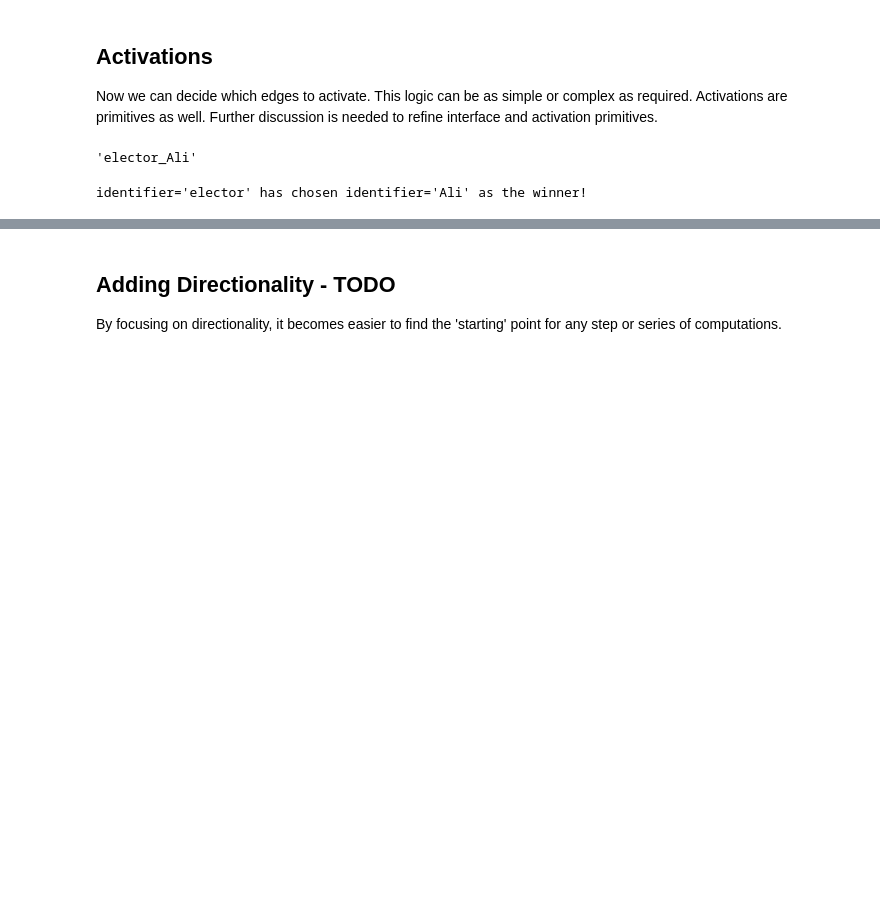
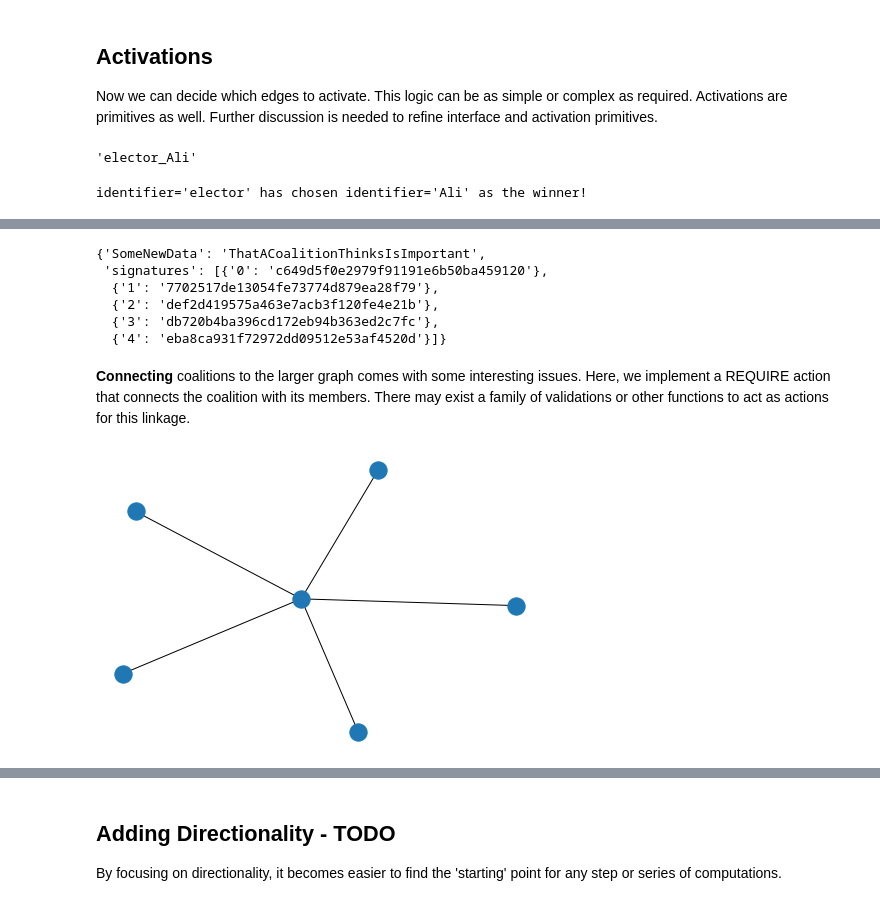
Before and after one commit to newnativeabq/graphdao, a Jupyter notebook: DaoGraphPOC.ipynb, the cells around one changed output, grey strips where cells are left out. Saved outputs shown, nothing was run; the diff lists cells and outputs as text; code cells hidden in the pictures; blank space fills up the shorter version.

```diff
--- a/DaoGraphPOC.ipynb
+++ b/DaoGraphPOC.ipynb
@@ -597,0 +368,79 @@ added ['OracleInterface', 'OracleSource', 'OracleInterface'], [('OracleInterface
+# %%
+import random
+
+from utils.signatures import add_general_signature
+
+# Create a simple aggregate consensus function (this could be anything), we'll just say All TRUE
+def check_all_true(actors: List[Actor], i=0) -> bool:
+    if i < len(actors):
+        if actors[i].consensus.resolve():
+            check_all_true(actors, i + 1)
+        else:
+            return False
+    return True
+
+# Create a few actors
+actors = [
+    Actor(
+        identifier=i,
+        consensus=Consensus(fn=return_true),
+        key=str(random.randint(10000,1000000))
+    )
+    for i in range(5)
+]
+
+# Build Coalition
+simple_coalition = Coalition(
+    identifier='SimpleCoalition',
+    actors=actors,
+    consensus=Consensus(fn=check_all_true),
+    key='SimpleGroupKey@PowerOfMany')
+
+# Have the coalition sign a simple transaction
+simple_transaction = {'SomeNewData': 'ThatACoalitionThinksIsImportant'}
+simple_coalition.sign(simple_transaction)
+# %% [output]
+{'SomeNewData': 'ThatACoalitionThinksIsImportant',
+ 'signatures': [{'0': 'c649d5f0e2979f91191e6b50ba459120'},
+  {'1': '7702517de13054fe73774d879ea28f79'},
+  {'2': 'def2d419575a463e7acb3f120fe4e21b'},
+  {'3': 'db720b4ba396cd172eb94b363ed2c7fc'},
+  {'4': 'eba8ca931f72972dd09512e53af4520d'}]}
+# %% [markdown]
+**Connecting** coalitions to the larger graph comes with some interesting issues.  Here, we implement a REQUIRE action that connects the coalition with its members.  There may exist a family of validations or other functions to act as actions for this linkage.
+# %%
+from primitives.actions import Action
+from primitives.resources import Function
+
+def requires(resource_a, resource_b):
+    assert resource_a is not None
+    assert resource_b is not None
+
+
+# Define requirements
+requirements = []
+for actor in actors:
+    requirements.append(
+        Action(
+            identifier=f'requires_{actor.identifier}',
+            actor=simple_coalition,
+            resources=[actor],
+            function = Function(
+                identifier=f'requires_{actor.identifier}',
+                kwargs={'resource_a': simple_coalition, 'resource_b': actor},
+                fn=requires,
+            )
+        )
+    )
+
+
+# Draw Graph
+from graphs.graph import DGraph
+dgraph = DGraph()
+
+for rq in requirements:
+    dgraph.register_action(rq)
+
+dgraph.draw()
+# %% [output]
+[figure, added]
```
Also changed, not shown: parts of 42 cells of this notebook, 9 other files.
